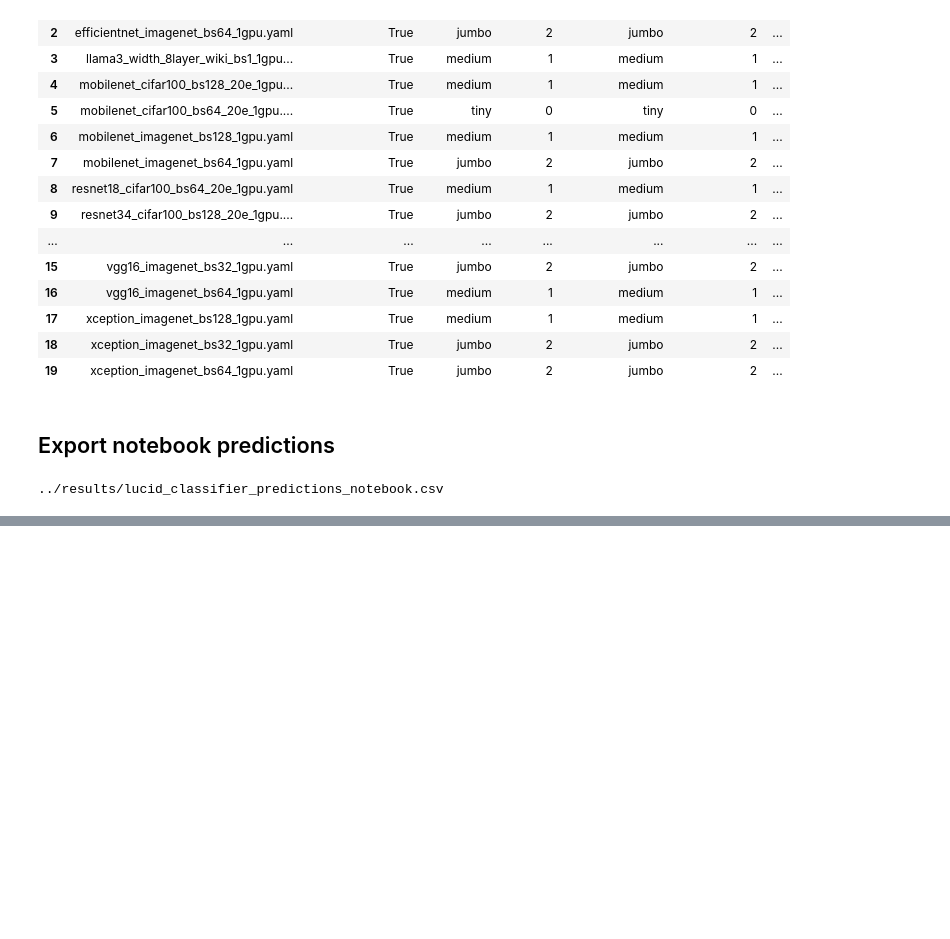
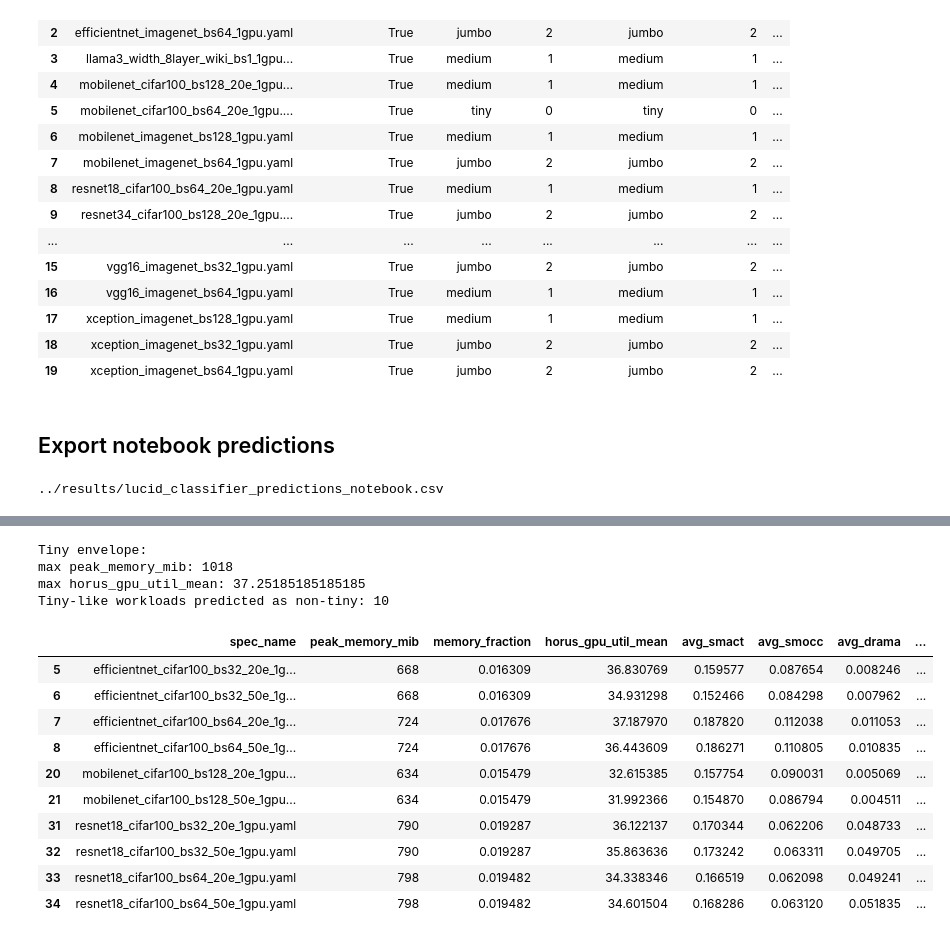
Before and after one commit to ehsanyousefzadehasl/AEGIS, a Jupyter notebook: evaluation/lucid/notebooks/lucid_classifier_inspection.ipynb, the cells around one changed output, grey strips where cells are left out. Cells and saved outputs as stored; diff of their text form; code cells hidden in the pictures; blank space fills up the shorter version.

```diff
--- a/evaluation/lucid/notebooks/lucid_classifier_inspection.ipynb
+++ b/evaluation/lucid/notebooks/lucid_classifier_inspection.ipynb
@@ -241,0 +406,54 @@ print(output)
+# %%
+# Conservative tiny-like heuristic:
+# A workload is "tiny-like" if it falls below the measured Tiny envelope
+# for memory and GPU utilization.
+
+tiny_memory_max = tiny_train["peak_memory_mib"].max()
+tiny_util_max = tiny_train["horus_gpu_util_mean"].max()
+
+print("Tiny envelope:")
+print("max peak_memory_mib:", tiny_memory_max)
+print("max horus_gpu_util_mean:", tiny_util_max)
+
+all_predictions["tiny_like_by_profile"] = (
+    (all_predictions["peak_memory_mib"] <= tiny_memory_max)
+    & (all_predictions["horus_gpu_util_mean"] <= tiny_util_max)
+)
+
+tiny_conflicts = all_predictions[
+    (all_predictions["tiny_like_by_profile"])
+    & (all_predictions["lucid_pred_ss"] != 0)
+].copy()
+
+print("Tiny-like workloads predicted as non-tiny:", len(tiny_conflicts))
+
+display(tiny_conflicts[[
+    "spec_name",
+    "peak_memory_mib",
+    "memory_fraction",
+    "horus_gpu_util_mean",
+    "avg_smact",
+    "avg_smocc",
+    "avg_drama",
+    "lucid_pred_class",
+    "lucid_pred_ss",
+    "lucid_pred_proba_ss0",
+    "lucid_pred_proba_ss1",
+    "lucid_pred_proba_ss2",
+]])
+# %% [output]
+Tiny envelope:
+max peak_memory_mib: 1018
+max horus_gpu_util_mean: 37.25185185185185
+Tiny-like workloads predicted as non-tiny: 10
+|  | spec_name | peak_memory_mib | memory_fraction | horus_gpu_util_mean | avg_smact | avg_smocc | avg_drama | ... |
+| 5 | efficientnet_cifar100_bs32_20e_1g... | 668 | 0.016309 | 36.830769 | 0.159577 | 0.087654 | 0.008246 | ... |
+| 6 | efficientnet_cifar100_bs32_50e_1g... | 668 | 0.016309 | 34.931298 | 0.152466 | 0.084298 | 0.007962 | ... |
+| 7 | efficientnet_cifar100_bs64_20e_1g... | 724 | 0.017676 | 37.187970 | 0.187820 | 0.112038 | 0.011053 | ... |
+| 8 | efficientnet_cifar100_bs64_50e_1g... | 724 | 0.017676 | 36.443609 | 0.186271 | 0.110805 | 0.010835 | ... |
+| 20 | mobilenet_cifar100_bs128_20e_1gpu... | 634 | 0.015479 | 32.615385 | 0.157754 | 0.090031 | 0.005069 | ... |
+| 21 | mobilenet_cifar100_bs128_50e_1gpu... | 634 | 0.015479 | 31.992366 | 0.154870 | 0.086794 | 0.004511 | ... |
+| 31 | resnet18_cifar100_bs32_20e_1gpu.yaml | 790 | 0.019287 | 36.122137 | 0.170344 | 0.062206 | 0.048733 | ... |
+| 32 | resnet18_cifar100_bs32_50e_1gpu.yaml | 790 | 0.019287 | 35.863636 | 0.173242 | 0.063311 | 0.049705 | ... |
+| 33 | resnet18_cifar100_bs64_20e_1gpu.yaml | 798 | 0.019482 | 34.338346 | 0.166519 | 0.062098 | 0.049241 | ... |
+| 34 | resnet18_cifar100_bs64_50e_1gpu.yaml | 798 | 0.019482 | 34.601504 | 0.168286 | 0.063120 | 0.051835 | ... |
```
Also changed, not shown: parts of 7 cells of this notebook, 1 other file.
